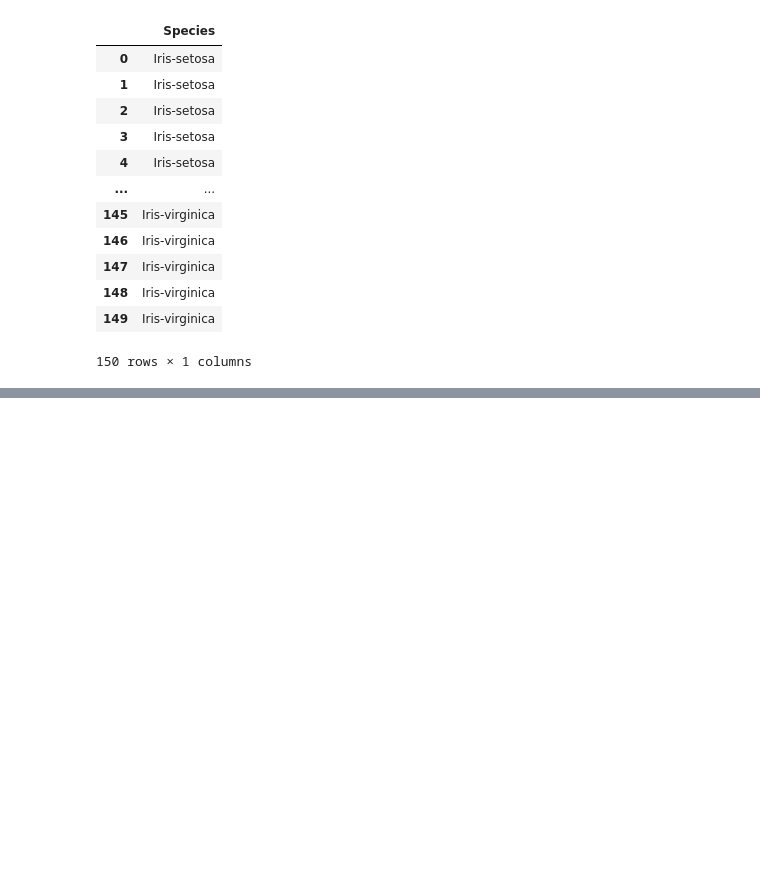
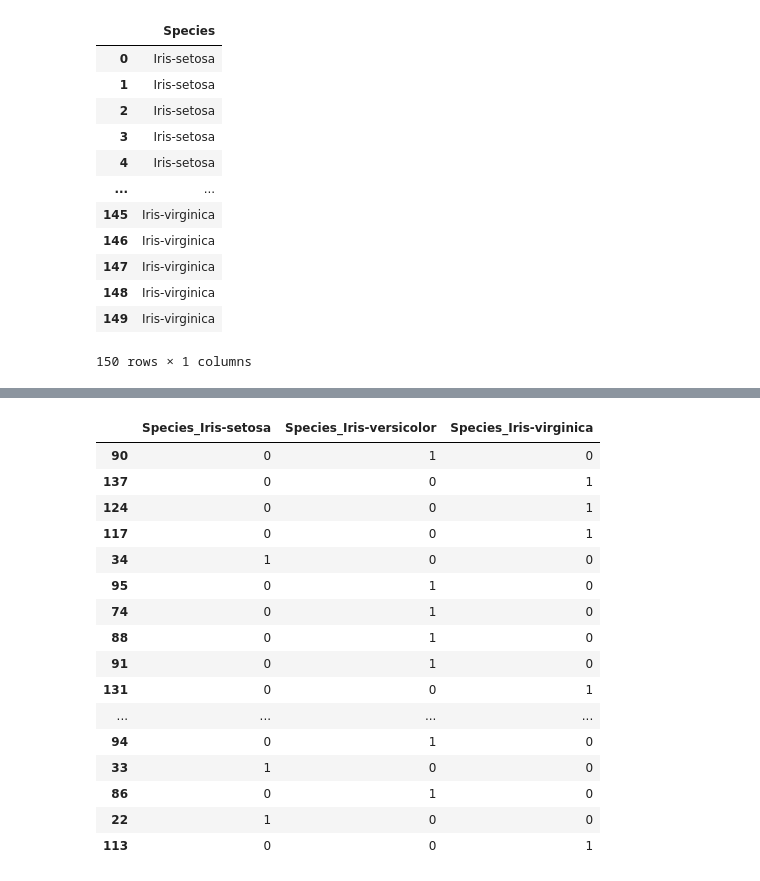
Before and after one commit to 3A532081/DL_HW05, a Jupyter notebook: 第七週作業.ipynb, the cells around one changed output, grey strips where cells are left out. Drawn from its saved outputs; the diff is of its cells as text; code cells hidden in the pictures; blank space fills up the shorter version.

```diff
--- a/第七週作業.ipynb
+++ b/第七週作業.ipynb
@@ -102,0 +110,24 @@ X_train
+# %%
+from keras.utils import np_utils
+from sklearn.preprocessing import OneHotEncoder
+
+Y_train_OneHot = pd.get_dummies(Y_train)
+Y_test_OneHot = pd.get_dummies(Y_test)
+# %% [output]
+|  | Species_Iris-setosa | Species_Iris-versicolor | Species_Iris-virginica |
+| 90 | 0 | 1 | 0 |
+| 137 | 0 | 0 | 1 |
+| 124 | 0 | 0 | 1 |
+| 117 | 0 | 0 | 1 |
+| 34 | 1 | 0 | 0 |
+| 95 | 0 | 1 | 0 |
+| 74 | 0 | 1 | 0 |
+| 88 | 0 | 1 | 0 |
+| 91 | 0 | 1 | 0 |
+| 131 | 0 | 0 | 1 |
+| ... | ... | ... | ... |
+| 94 | 0 | 1 | 0 |
+| 33 | 1 | 0 | 0 |
+| 86 | 0 | 1 | 0 |
+| 22 | 1 | 0 | 0 |
+| 113 | 0 | 0 | 1 |
```
Also changed, not shown: parts of 6 cells of this notebook.
